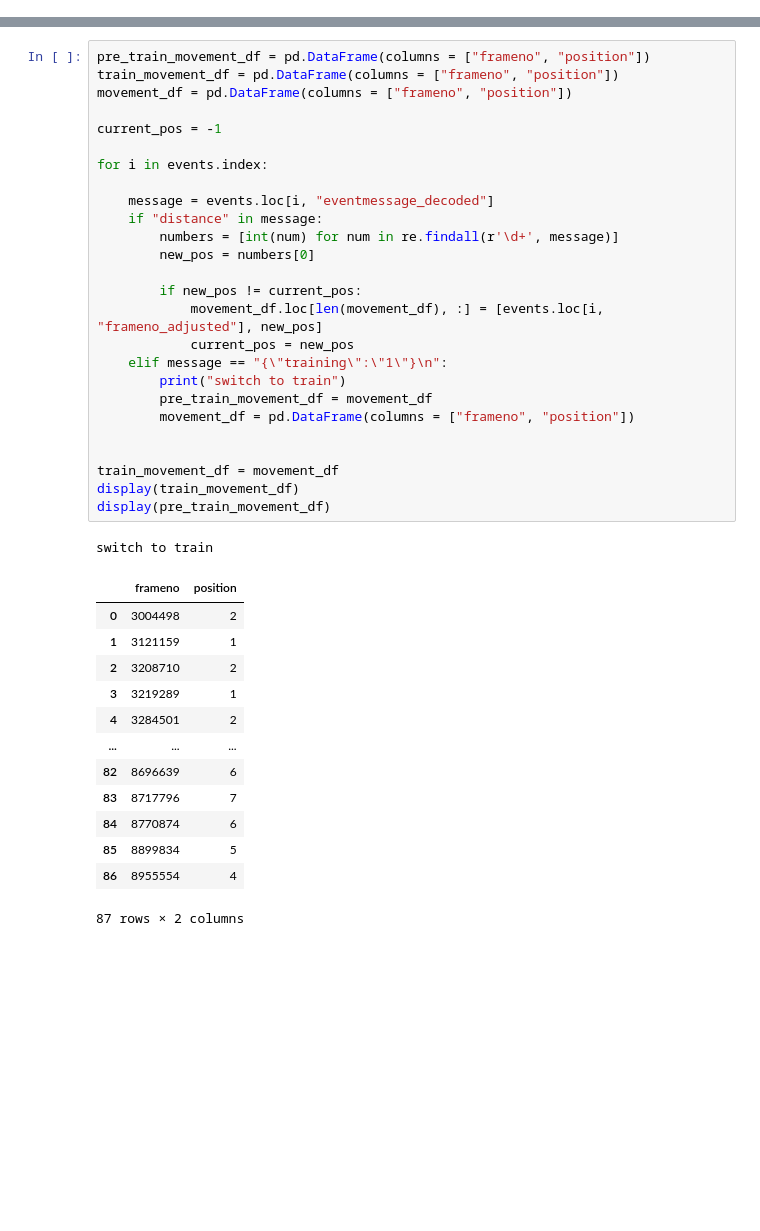
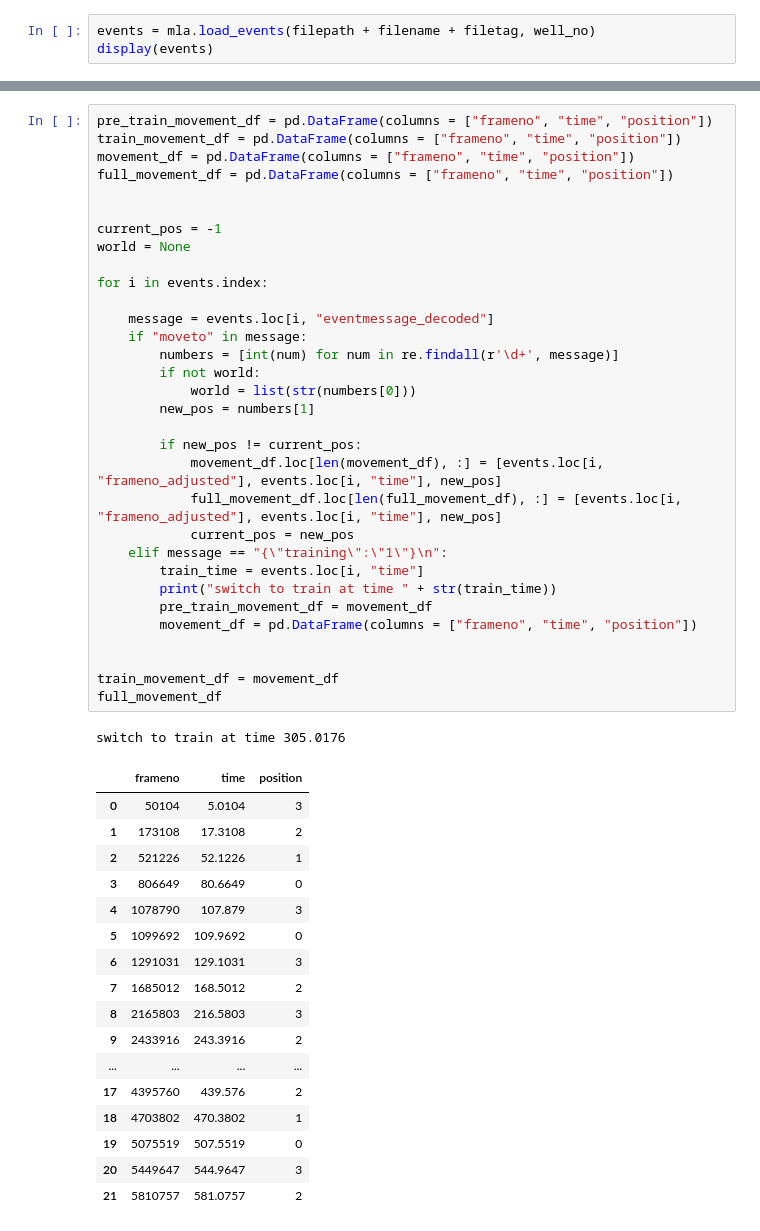
Before and after one commit to Holistic-Agential-Learning/HAL, a Jupyter notebook: analysis/mouse_1d_analysis.ipynb, the cells around one changed output, grey strips where cells are left out. Saved outputs shown, nothing was run; the diff lists cells and outputs as text; blank space fills up the shorter version.

```diff
--- a/analysis/mouse_1d_analysis.ipynb
+++ b/analysis/mouse_1d_analysis.ipynb
@@ -40,0 +37,3 @@ events
+# %%
+events = mla.load_events(filepath + filename + filetag, well_no)
+display(events)
@@ -41,41 +54,51 @@ events
 # %%
-pre_train_movement_df = pd.DataFrame(columns = ["frameno", "position"])
-train_movement_df = pd.DataFrame(columns = ["frameno", "position"])
-movement_df = pd.DataFrame(columns = ["frameno", "position"])
+pre_train_movement_df = pd.DataFrame(columns = ["frameno", "time", "position"])
+train_movement_df = pd.DataFrame(columns = ["frameno", "time", "position"])
+movement_df = pd.DataFrame(columns = ["frameno", "time", "position"])
+full_movement_df = pd.DataFrame(columns = ["frameno", "time", "position"])
+
 
 current_pos = -1
+world = None
 
 for i in events.index:
 
     message = events.loc[i, "eventmessage_decoded"]
-    if "distance" in message:
+    if "moveto" in message:
         numbers = [int(num) for num in re.findall(r'\d+', message)]
-        new_pos = numbers[0]
+        if not world:
+            world = list(str(numbers[0]))
+        new_pos = numbers[1]
 
         if new_pos != current_pos:
-            movement_df.loc[len(movement_df), :] = [events.loc[i, "frameno_adjusted"], new_pos]
+            movement_df.loc[len(movement_df), :] = [events.loc[i, "frameno_adjusted"], events.loc[i, "time"], new_pos]
+            full_movement_df.loc[len(full_movement_df), :] = [events.loc[i, "frameno_adjusted"], events.loc[i, "time"], new_pos]
             current_pos = new_pos
     elif message == "{\"training\":\"1\"}\n":
-        print("switch to train")
+        train_time = events.loc[i, "time"]
+        print("switch to train at time " + str(train_time))
         pre_train_movement_df = movement_df
-        movement_df = pd.DataFrame(columns = ["frameno", "position"])
+        movement_df = pd.DataFrame(columns = ["frameno", "time", "position"])
 
 
 train_movement_df = movement_df
-display(train_movement_df)
-display(pre_train_movement_df)
+full_movement_df
 # %% [output]
-switch to train
+switch to train at time 305.0176
-|  | frameno | position |
-| 0 | 3004498 | 2 |
-| 1 | 3121159 | 1 |
-| 2 | 3208710 | 2 |
-| 3 | 3219289 | 1 |
-| 4 | 3284501 | 2 |
-| ... | ... | ... |
-| 82 | 8696639 | 6 |
-| 83 | 8717796 | 7 |
-| 84 | 8770874 | 6 |
-| 85 | 8899834 | 5 |
-| 86 | 8955554 | 4 |
+|  | frameno | time | position |
+| 0 | 50104 | 5.0104 | 3 |
+| 1 | 173108 | 17.3108 | 2 |
+| 2 | 521226 | 52.1226 | 1 |
+| 3 | 806649 | 80.6649 | 0 |
+| 4 | 1078790 | 107.879 | 3 |
+| 5 | 1099692 | 109.9692 | 0 |
+| 6 | 1291031 | 129.1031 | 3 |
+| 7 | 1685012 | 168.5012 | 2 |
+| 8 | 2165803 | 216.5803 | 3 |
+| 9 | 2433916 | 243.3916 | 2 |
+| ... | ... | ... | ... |
+| 17 | 4395760 | 439.576 | 2 |
+| 18 | 4703802 | 470.3802 | 1 |
+| 19 | 5075519 | 507.5519 | 0 |
+| 20 | 5449647 | 544.9647 | 3 |
+| 21 | 5810757 | 581.0757 | 2 |
-87 rows × 2 columns
```
Also changed, not shown: parts of 30 cells of this notebook, 2 other files.
